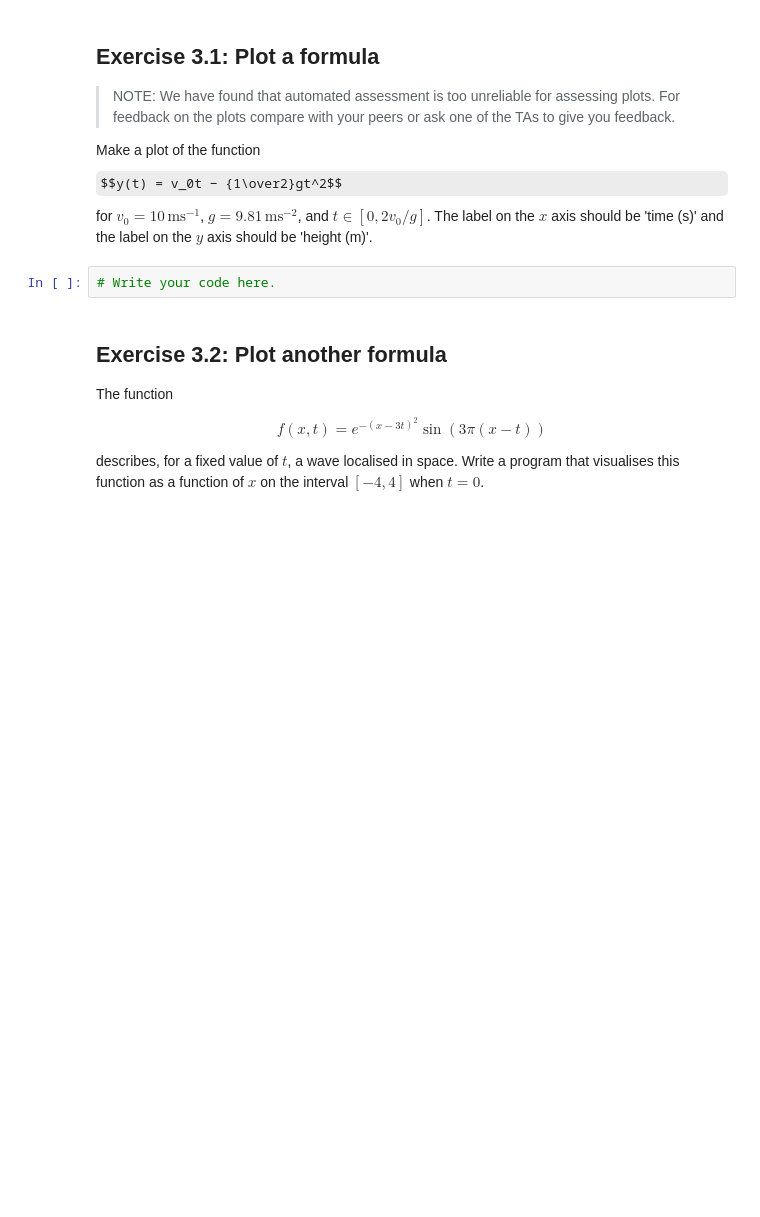
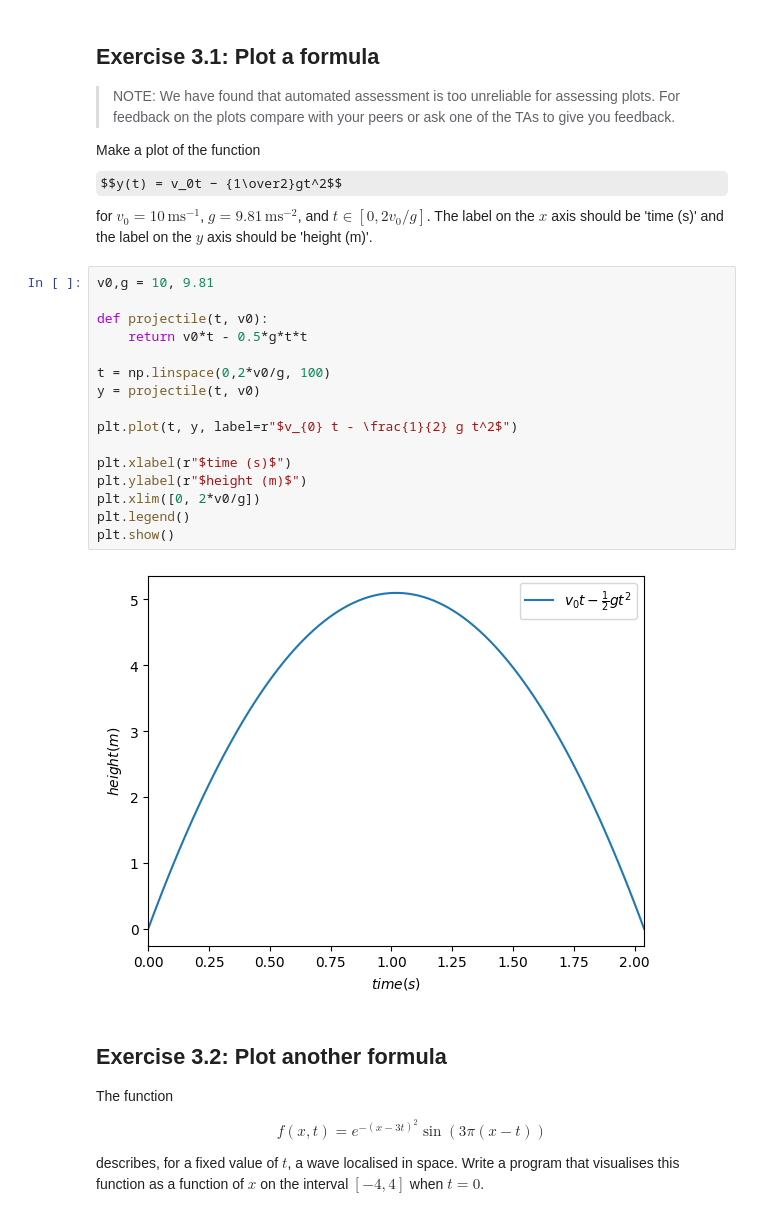
Before and after one commit to duarte-alex/introduction-to-python, a Jupyter notebook: lecture3/lecture3.ipynb, the cells around one changed output. Cells and saved outputs as stored; diff of their text form; some formulas as TeX source; blank space fills up the shorter version.

```diff
--- a/lecture3/lecture3.ipynb
+++ b/lecture3/lecture3.ipynb
@@ -58,8 +63,24 @@ plt.show()
 > NOTE: We have found that automated assessment is too unreliable for assessing plots. For feedback on the plots compare with your peers or ask one of the TAs to give you feedback.
 
 Make a plot of the function $$y(t) = v_0t − {1\over2}gt^2$$ for $v_0 = 10 \,\text{ms}^{-1}$, $g = 9.81 \,\text{ms}^{-2}$, and $t \in [0, 2v_0/g]$. The label on the $x$ axis should be 'time (s)' and the label on the $y$ axis should be 'height (m)'.
-# %%
-# Write your code here.
+# %%
+v0,g = 10, 9.81
+
+def projectile(t, v0):
+    return v0*t - 0.5*g*t*t
+
+t = np.linspace(0,2*v0/g, 100)
+y = projectile(t, v0)
+
+plt.plot(t, y, label=r"$v_{0} t - \frac{1}{2} g t^2$")
+
+plt.xlabel(r"$time (s)$")
+plt.ylabel(r"$height (m)$")
+plt.xlim([0, 2*v0/g])
+plt.legend()
+plt.show()
+# %% [output]
+[figure, added]
 # %% [markdown]
 ## Exercise 3.2: Plot another formula
 
```
Also changed, not shown: parts of 27 cells of this notebook, 13 other files.
